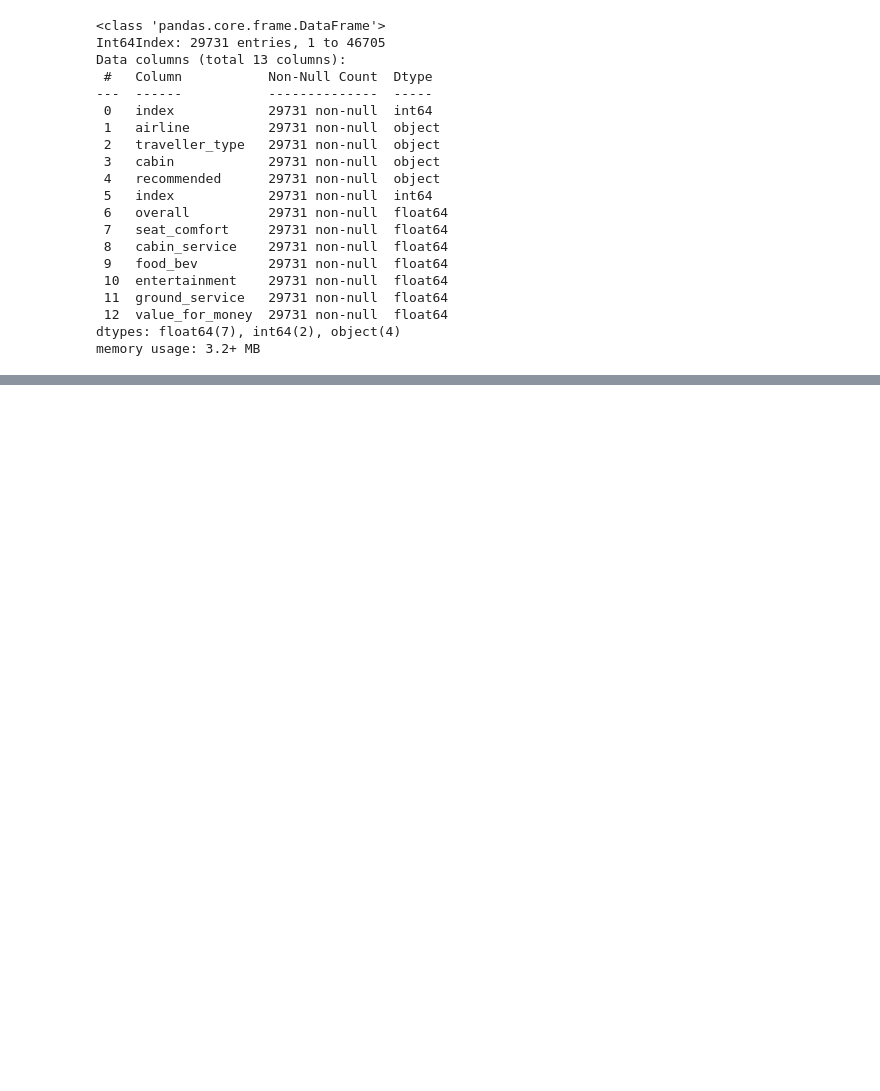
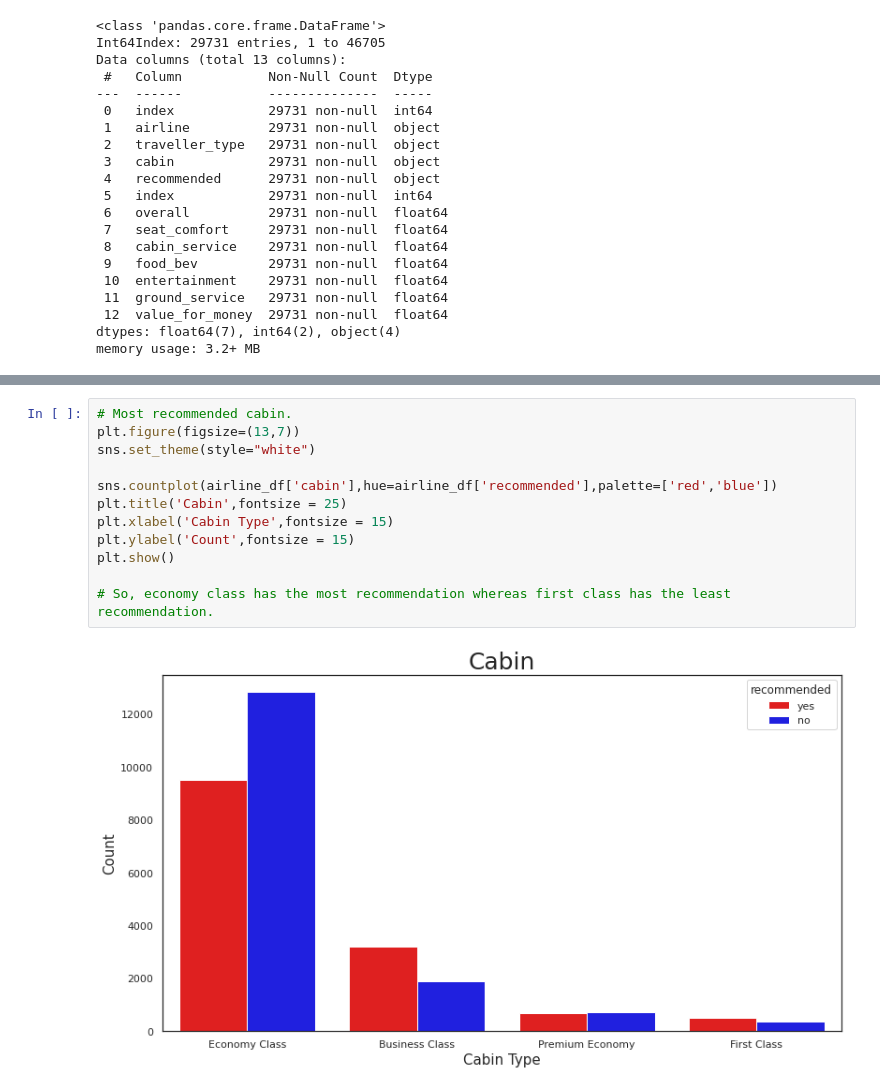
Before and after one commit to Mahima2208/Airline_Passenger_Referal_Prediction_Classification, a Jupyter notebook: AIRLINE_PASSENGER_REFERAL_PREDICTION_CLASSIFICATION.ipynb, the cells around one changed output, grey strips where cells are left out. Saved outputs shown, nothing was run; the diff lists cells and outputs as text; blank space fills up the shorter version.

```diff
--- a/AIRLINE_PASSENGER_REFERAL_PREDICTION_CLASSIFICATION.ipynb
+++ b/AIRLINE_PASSENGER_REFERAL_PREDICTION_CLASSIFICATION.ipynb
@@ -235,0 +246,14 @@ memory usage: 3.2+ MB
+# %%
+# Most recommended cabin.
+plt.figure(figsize=(13,7))
+sns.set_theme(style="white")
+
+sns.countplot(airline_df['cabin'],hue=airline_df['recommended'],palette=['red','blue'])
+plt.title('Cabin',fontsize = 25)
+plt.xlabel('Cabin Type',fontsize = 15)
+plt.ylabel('Count',fontsize = 15)
+plt.show()
+
+# So, economy class has the most recommendation whereas first class has the least recommendation.
+# %% [output]
+[figure, added]
```
Also changed, not shown: parts of 14 cells of this notebook.
